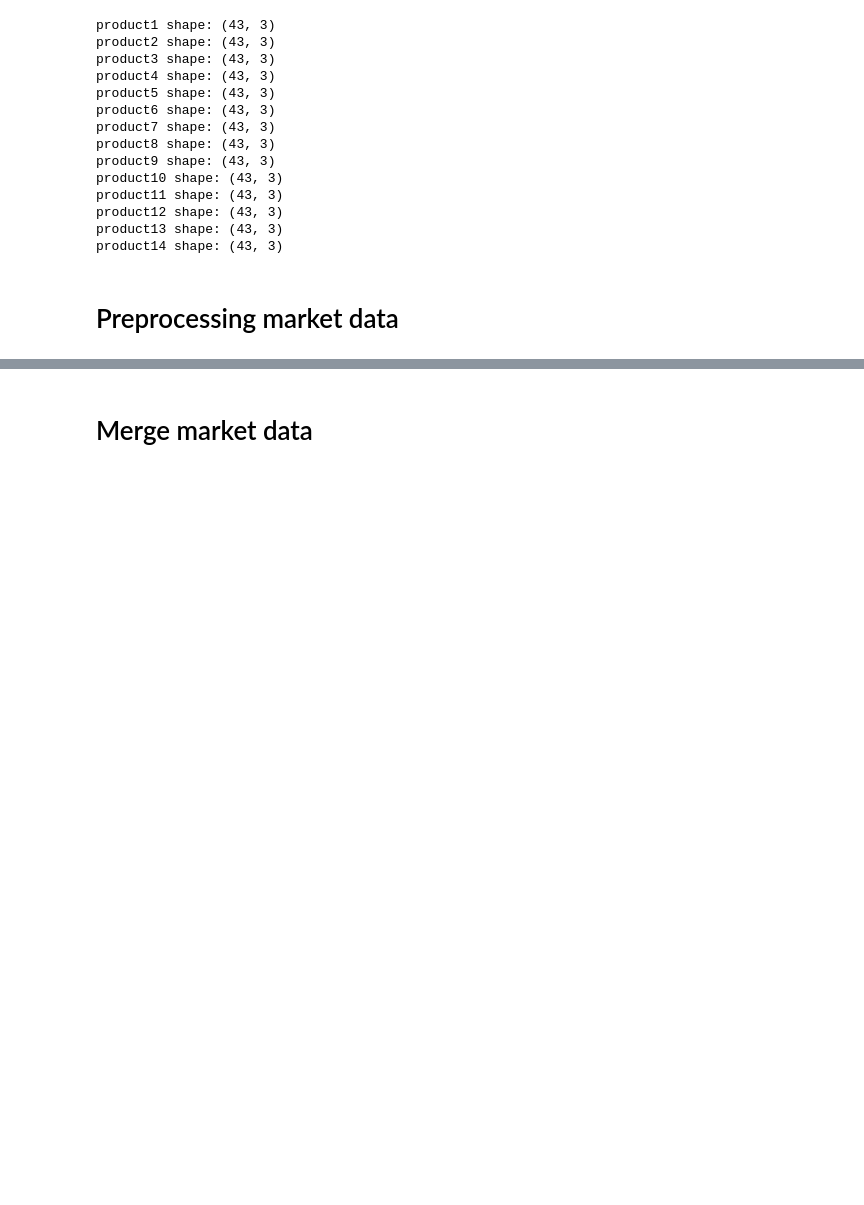
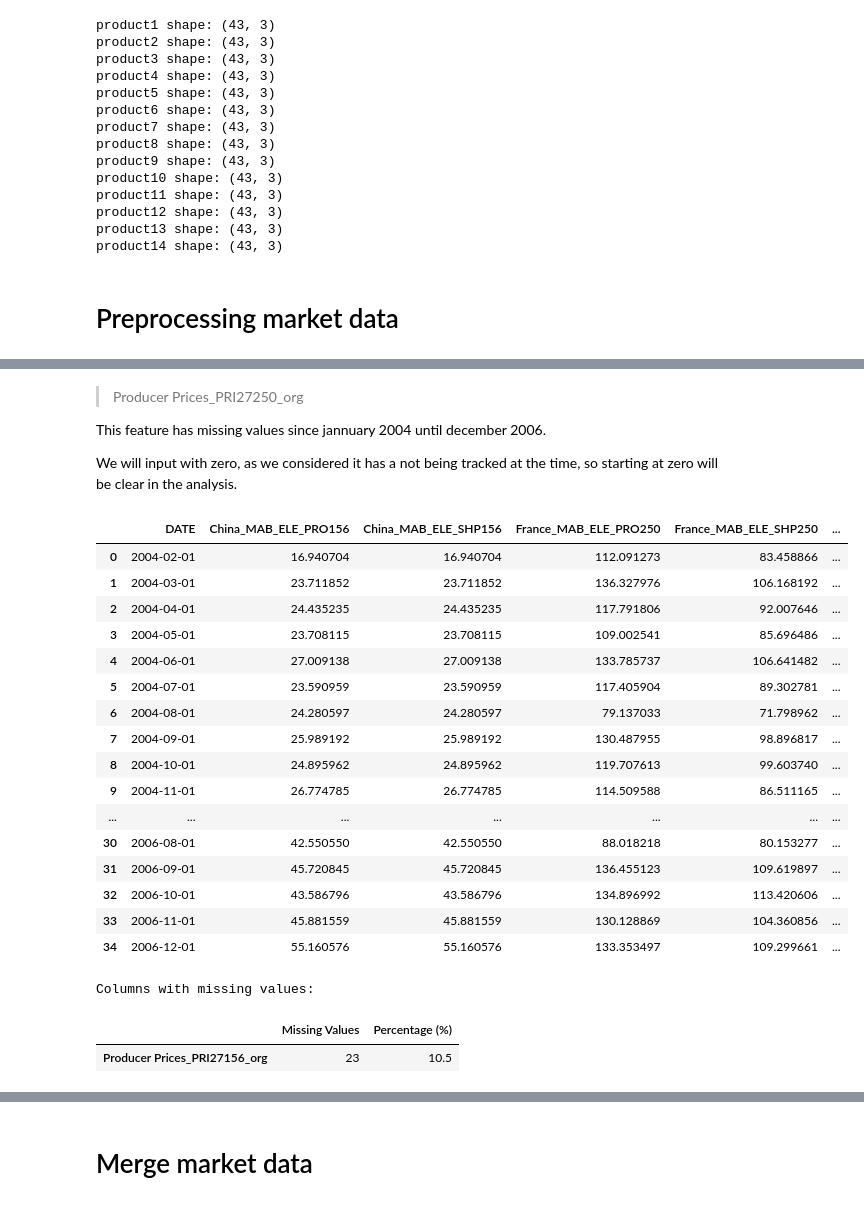
Before and after one commit to RubenCMarques/Case-2--Siemens-Sales-Forecast, a Jupyter notebook: Notebooks/diogo_test.ipynb, the cells around one changed output, grey strips where cells are left out. Drawn from its saved outputs; the diff is of its cells as text; code cells hidden in the pictures; blank space fills up the shorter version.

```diff
--- a/Notebooks/diogo_test.ipynb
+++ b/Notebooks/diogo_test.ipynb
@@ -206,0 +423,4 @@ market_df['YearMonth'] = market_df['YearMonth'].dt.strftime('%Y-%m')
+# %%
+#fill missing values in United Kingdom_MAB_ELE_SHP826 using mean
+market_df['United Kingdom_MAB_ELE_SHP826'].fillna(market_df['United Kingdom_MAB_ELE_SHP826'].mean(), inplace=True)
+market_df['Producer Prices_PRI27826_org'].fillna(market_df['Producer Prices_PRI27826_org'].mean(), inplace=True)
@@ -206,0 +455,3 @@ market_df['YearMonth'] = market_df['YearMonth'].dt.strftime('%Y-%m')
+# %%
+# fill missing values in production index_PRO271000_org with zero
+market_df['production index_PRO271000_org'].fillna(0, inplace=True)
@@ -206,0 +465,27 @@ market_df['YearMonth'] = market_df['YearMonth'].dt.strftime('%Y-%m')
+# %% [markdown]
+> Producer Prices_PRI27250_org
+
+This feature has missing values since jannuary 2004 until december 2006.
+
+We will input with zero, as we considered it has a not being tracked at the time, so starting at zero will be clear in the analysis.
+# %%
+# Check missing values in Producer Prices_PRI27250_org
+market_df[market_df['Producer Prices_PRI27250_org'].isnull()]
+# %% [output]
+|  | DATE | China_MAB_ELE_PRO156 | China_MAB_ELE_SHP156 | France_MAB_ELE_PRO250 | France_MAB_ELE_SHP250 | ... |
+| 0 | 2004-02-01 | 16.940704 | 16.940704 | 112.091273 | 83.458866 | ... |
+| 1 | 2004-03-01 | 23.711852 | 23.711852 | 136.327976 | 106.168192 | ... |
+| 2 | 2004-04-01 | 24.435235 | 24.435235 | 117.791806 | 92.007646 | ... |
+| 3 | 2004-05-01 | 23.708115 | 23.708115 | 109.002541 | 85.696486 | ... |
+| 4 | 2004-06-01 | 27.009138 | 27.009138 | 133.785737 | 106.641482 | ... |
+| 5 | 2004-07-01 | 23.590959 | 23.590959 | 117.405904 | 89.302781 | ... |
+| 6 | 2004-08-01 | 24.280597 | 24.280597 | 79.137033 | 71.798962 | ... |
+| 7 | 2004-09-01 | 25.989192 | 25.989192 | 130.487955 | 98.896817 | ... |
+| 8 | 2004-10-01 | 24.895962 | 24.895962 | 119.707613 | 99.603740 | ... |
+| 9 | 2004-11-01 | 26.774785 | 26.774785 | 114.509588 | 86.511165 | ... |
+| ... | ... | ... | ... | ... | ... | ... |
+| 30 | 2006-08-01 | 42.550550 | 42.550550 | 88.018218 | 80.153277 | ... |
+| 31 | 2006-09-01 | 45.720845 | 45.720845 | 136.455123 | 109.619897 | ... |
+| 32 | 2006-10-01 | 43.586796 | 43.586796 | 134.896992 | 113.420606 | ... |
+| 33 | 2006-11-01 | 45.881559 | 45.881559 | 130.128869 | 104.360856 | ... |
+| 34 | 2006-12-01 | 55.160576 | 55.160576 | 133.353497 | 109.299661 | ... |
@@ -206,0 +495,6 @@ market_df['YearMonth'] = market_df['YearMonth'].dt.strftime('%Y-%m')
+# %%
+missing(market_df)
+# %% [output]
+Columns with missing values:
+|  | Missing Values | Percentage (%) |
+| Producer Prices_PRI27156_org | 23 | 10.5 |
```
Also changed, not shown: parts of 41 cells of this notebook.
